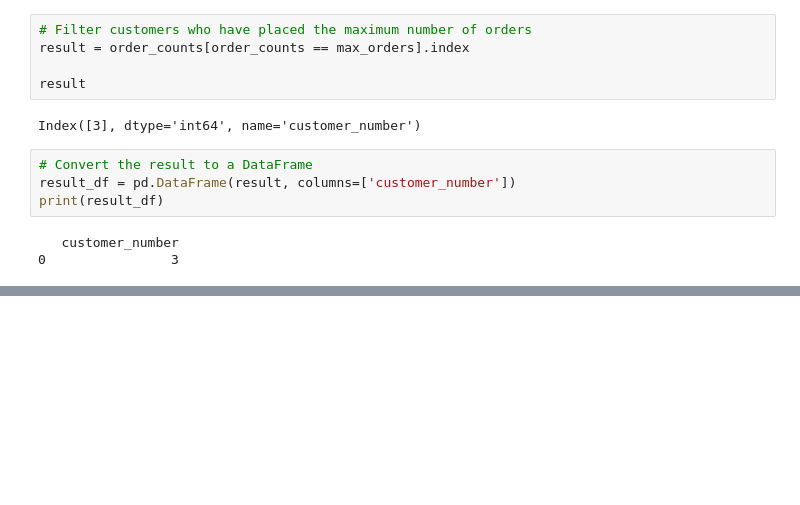
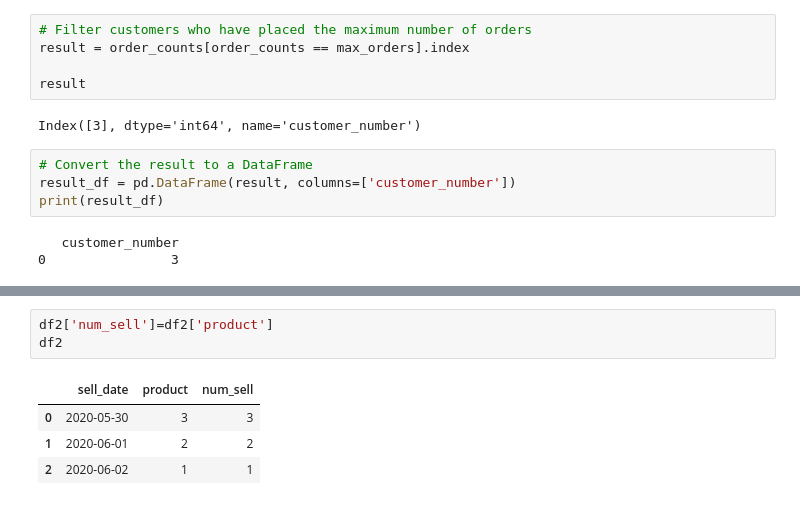
Before and after one commit to ake369/python_tutorial, a Jupyter notebook: notebooks/python_challenges.ipynb, the cells around one changed output, grey strips where cells are left out. Cells and saved outputs as stored; diff of their text form; blank space fills up the shorter version.

```diff
--- a/notebooks/python_challenges.ipynb
+++ b/notebooks/python_challenges.ipynb
@@ -1161,0 +1200,8 @@ print(result_df)
+# %%
+df2['num_sell']=df2['product']
+df2
+# %% [output]
+|  | sell_date | product | num_sell |
+| 0 | 2020-05-30 | 3 | 3 |
+| 1 | 2020-06-01 | 2 | 2 |
+| 2 | 2020-06-02 | 1 | 1 |
```
Also changed, not shown: parts of 6 cells of this notebook.
